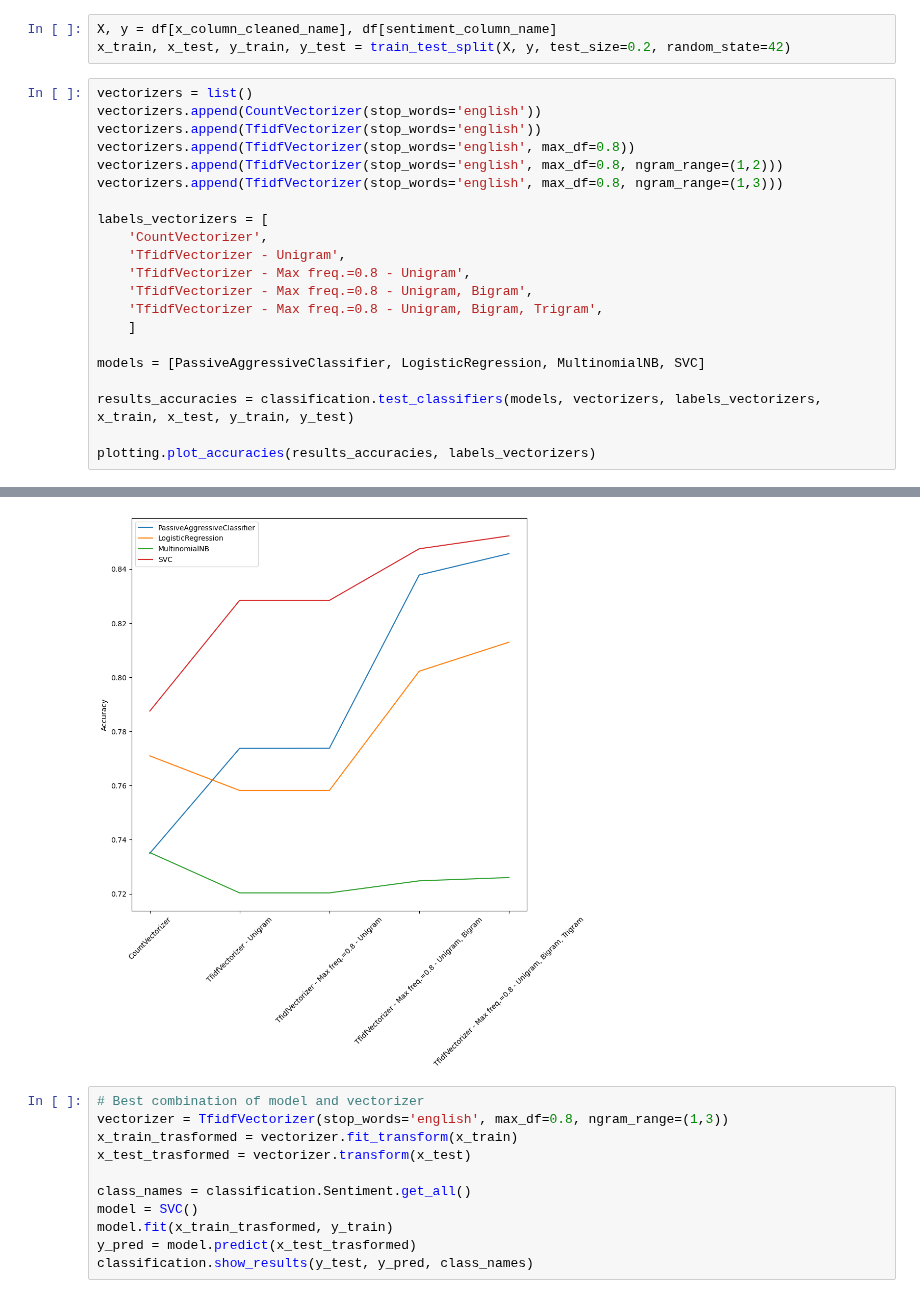
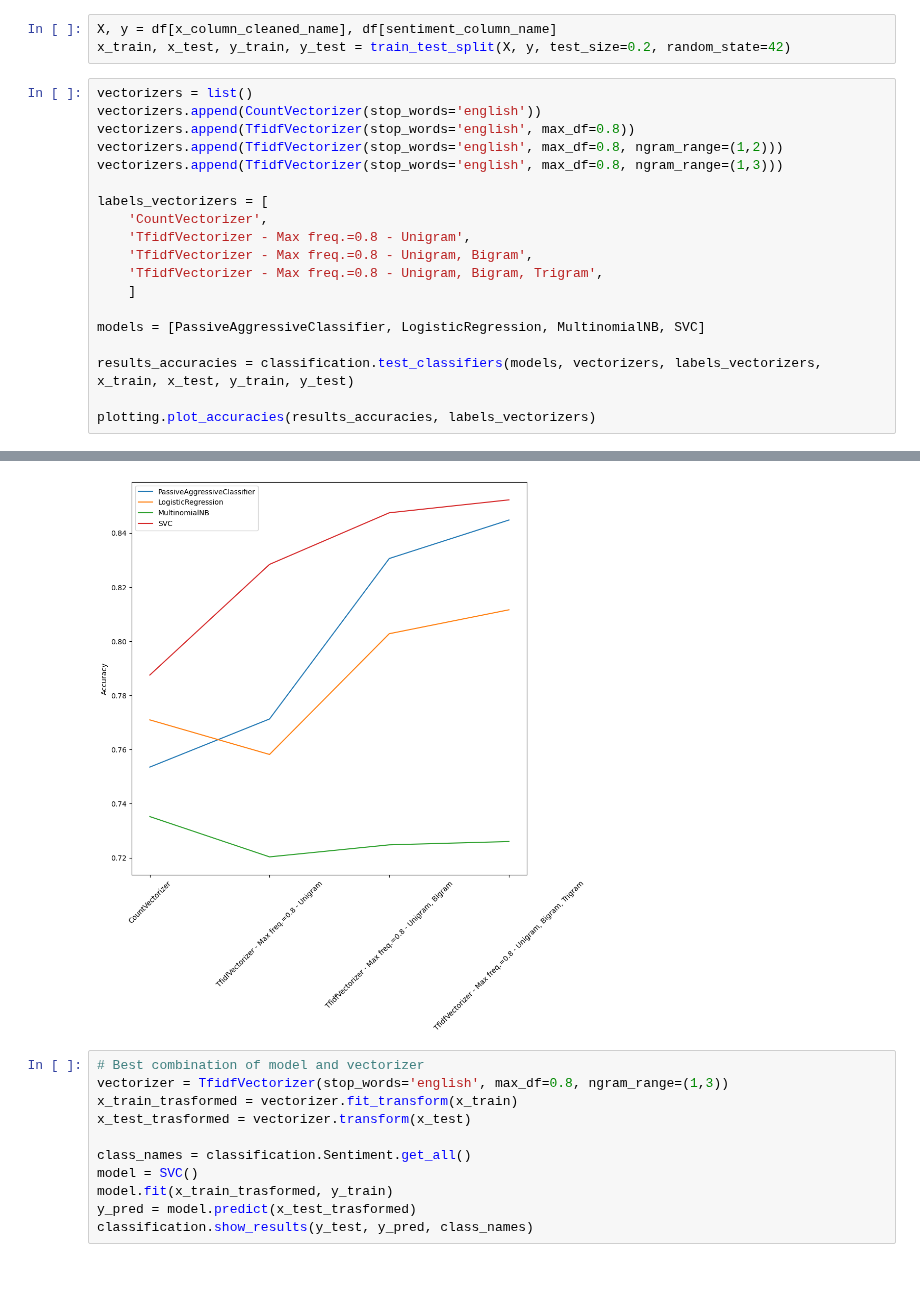
Before and after one commit to tkachenko0/McDonalds-FinderBot-for-Telegram, a Jupyter notebook: nb_OurCLF.ipynb, the cells around one changed output, grey strips where cells are left out. Drawn from its saved outputs; the diff is of its cells as text.

```diff
--- a/nb_OurCLF.ipynb
+++ b/nb_OurCLF.ipynb
@@ -63,14 +53,12 @@ x_train, x_test, y_train, y_test = train_test_split(X, y, test_size=0.2, random_
 # %%
 vectorizers = list()
 vectorizers.append(CountVectorizer(stop_words='english'))
-vectorizers.append(TfidfVectorizer(stop_words='english'))
 vectorizers.append(TfidfVectorizer(stop_words='english', max_df=0.8))
 vectorizers.append(TfidfVectorizer(stop_words='english', max_df=0.8, ngram_range=(1,2)))
 vectorizers.append(TfidfVectorizer(stop_words='english', max_df=0.8, ngram_range=(1,3)))
 
 labels_vectorizers = [
     'CountVectorizer',
-    'TfidfVectorizer - Unigram',
     'TfidfVectorizer - Max freq.=0.8 - Unigram',
     'TfidfVectorizer - Max freq.=0.8 - Unigram, Bigram',
     'TfidfVectorizer - Max freq.=0.8 - Unigram, Bigram, Trigram',
@@ -99,7 +87,7 @@ Accuracy for SVC with vectorizer TfidfVectorizer - Unigram: 0.8283888888888888
 Accuracy for SVC with vectorizer TfidfVectorizer - Max freq.=0.8 - Unigram: 0.8283888888888888
 Accuracy for SVC with vectorizer TfidfVectorizer - Max freq.=0.8 - Unigram, Bigram: 0.8474444444444444
 Accuracy for SVC with vectorizer TfidfVectorizer - Max freq.=0.8 - Unigram, Bigram, Trigram: 0.8522222222222222
-[figure, old version]
+[figure, new version]
 # %%
 # Best combination of model and vectorizer
 vectorizer = TfidfVectorizer(stop_words='english', max_df=0.8, ngram_range=(1,3))
```
Also changed, not shown: parts of 3 cells of this notebook.
